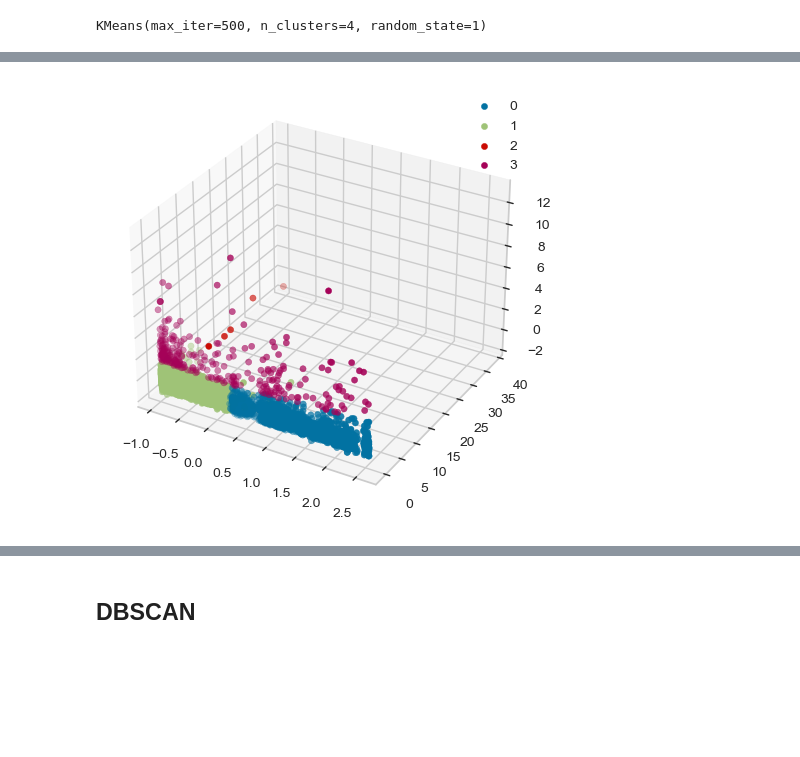
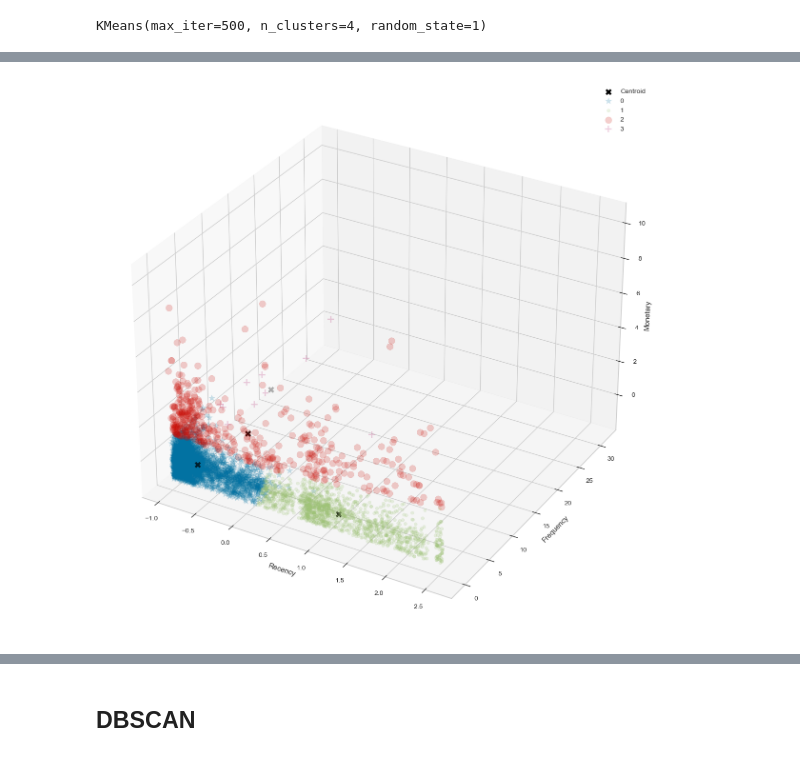
Before and after one commit to Ahmed-Ashraf-Marzouk/RFM-ID-customer-segmentation, a Jupyter notebook: main.ipynb, the cells around one changed output, grey strips where cells are left out. Drawn from its saved outputs; the diff is of its cells as text; code cells hidden in the pictures; blank space fills up the shorter version.

```diff
--- a/main.ipynb
+++ b/main.ipynb
@@ -247,7 +247,9 @@ rfm_r.head(10)
 | 9 | 12355.0 | 213 |
 # %%
 # Frequency
-rfm_f = df_proc.groupby('Customer ID')['Invoice'].count().reset_index()
+tmp = df_proc
+tmp.drop_duplicates(subset=['Customer ID','Invoice'], keep="first", inplace=True)
+rfm_f = tmp.groupby('Customer ID')['Invoice'].count().reset_index()
 rfm_f.columns = ['Customer ID', 'Frequency']
 rfm_f.head(10)
 # %% [output]
@@ -460,17 +492,24 @@ array([[ 1.25504763, -0.25461018, -0.19726448],
 # %%
 # RFM clustering graph
 centroids = kmeans.cluster_centers_
 u_labels = np.unique(cluster_labels)
-ax = plt.axes(projection='3d')
+fig = plt.figure(figsize=(15,15))
+ax = fig.add_subplot(111, projection='3d')
+# ax = plt.axes(projection='3d')
+ax.set_xlabel("Recency")
+ax.set_ylabel("Frequency")
+ax.set_zlabel("Monetary")
+colors = []
+markers = ['*', '.', 'o', '+']
 
+ # plotting centroids
+ax.scatter(centroids[:,0] , centroids[:,1] , centroids[:,2], marker='x',
+                s=5, linewidths=10, c='black', label='Centroid', zorder=2)
 #plotting the results:
 for i in u_labels:
-    ax.scatter(rfmvd_scaled[rfmvd_scaled.Labels == i]['Recency'] , rfmvd_scaled[rfmvd_scaled.Labels == i]['Frequency'] , rfmvd_scaled[rfmvd_scaled.Labels == i]['Monetary'], label = i, zorder=1)
+    ax.scatter(rfmvd_scaled[rfmvd_scaled.Labels == i]['Recency'] , rfmvd_scaled[rfmvd_scaled.Labels == i]['Frequency'] , rfmvd_scaled[rfmvd_scaled.Labels == i]['Monetary'], label = i, zorder=1, marker=markers[i], s=100, alpha=0.2)
 
- # plotting centroids
-# ax.scatter(centroids[:,0] , centroids[:,1] , centroids[:,2], marker='x',
-#                 s=1, linewidths=10, color='b', label='centroid', zorder=100)
 ax.legend()
 plt.show()
 # %% [output]
-[figure, old version]
+[figure, new version]
```
Also changed, not shown: parts of 46 cells of this notebook, 2 other files.
